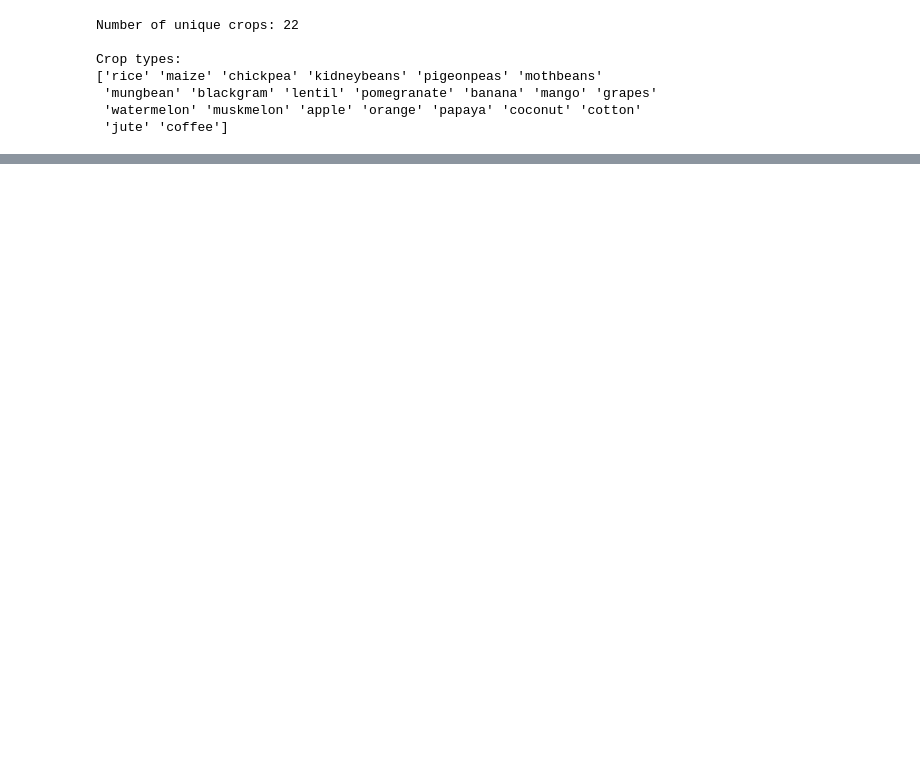
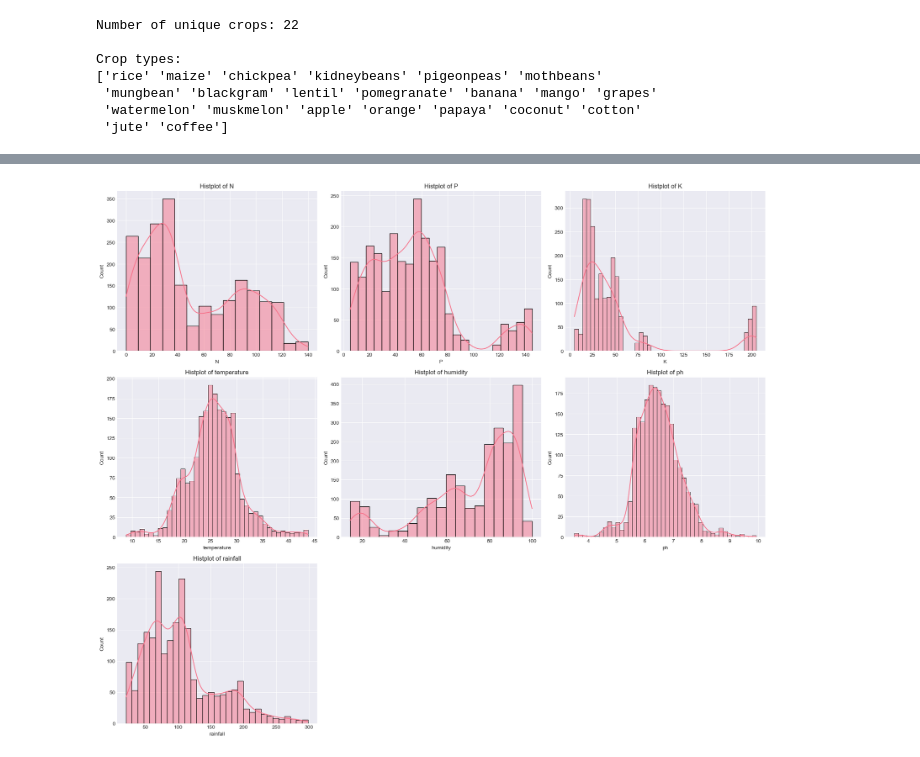
Before and after one commit to Sthamanik/Crop-recommendation, a Jupyter notebook: notebooks/01_eda.ipynb, the cells around one changed output, grey strips where cells are left out. Cells and saved outputs as stored; diff of their text form; code cells hidden in the pictures; blank space fills up the shorter version.

```diff
--- a/notebooks/01_eda.ipynb
+++ b/notebooks/01_eda.ipynb
@@ -100,0 +84,9 @@ Statistical Summary:
+# %%
+# checking for missing value
+missing = df.isna().sum()
+
+print(f"{'Column':<20} {'Missing Values':<15}")
+print("-" * 50)  # separator line
+
+for col, count in missing.items():
+    print(f"{col:<20} {count:<15}")
@@ -109,3 +120,12 @@ Crop types:
  'mungbean' 'blackgram' 'lentil' 'pomegranate' 'banana' 'mango' 'grapes'
  'watermelon' 'muskmelon' 'apple' 'orange' 'papaya' 'coconut' 'cotton'
  'jute' 'coffee']
+# %%
+#Distribution of the crops
+crops = df['label'].value_counts()
+total = df.shape[0]
+print(f"{'Crop':<20} {'Total':<15} {'Distribution':<10}")
+print("-" * 50)  # separator line
+
+for col, count in crops.items():
+    print(f"{col:<20} {count:<15} {(count/total):<.2f}")
@@ -111,0 +169,13 @@ Crop types:
+# %%
+features = ['N', 'P', 'K', 'temperature', 'humidity', 'ph', 'rainfall']
+rows = (len(features) // 3) + 1  # 3 plots per row
+plt.figure(figsize=(18, 5*rows))
+
+for i, col in enumerate(features, 1):
+    plt.subplot(rows, 3, i)
+    sns.histplot(x=df[col], kde=1)
+    plt.title(f'Histplot of {col}')
+plt.tight_layout()
+plt.show()
+# %% [output]
+[figure, added]
```
Also changed, not shown: parts of 27 cells of this notebook.
